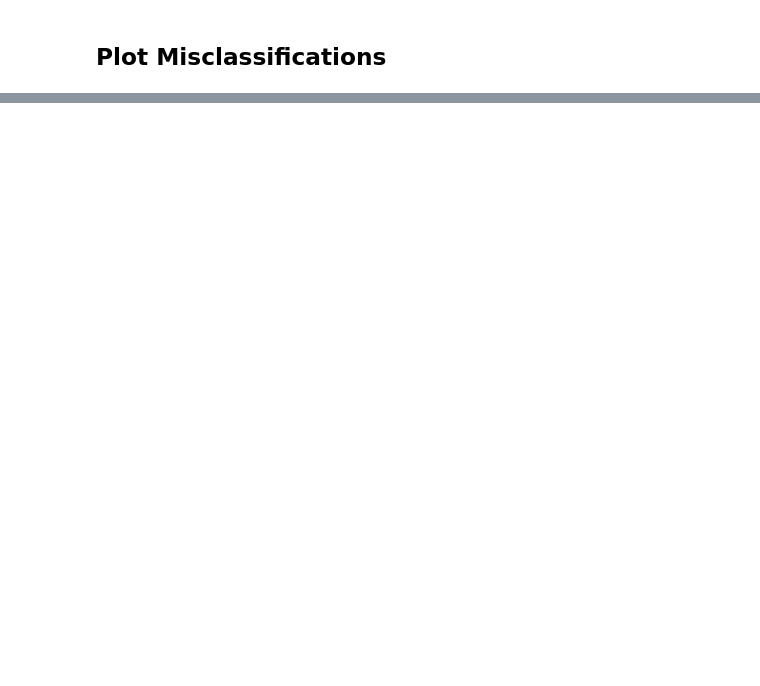
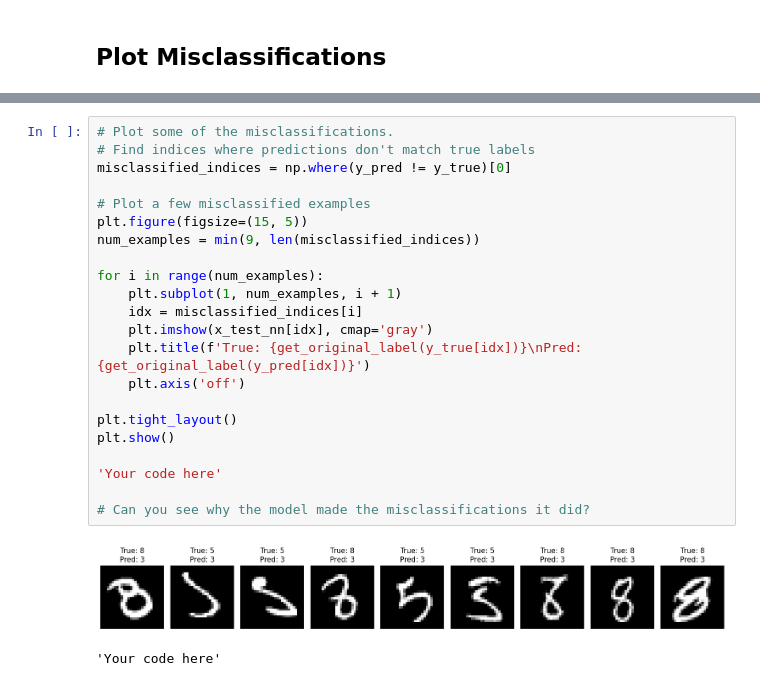
Before and after one commit to KelvynBladen/ml_intro, a Jupyter notebook: mnist_worksheet3.ipynb, the cells around one changed output, grey strips where cells are left out. Saved outputs shown, nothing was run; the diff lists cells and outputs as text; blank space fills up the shorter version.

```diff
--- a/mnist_worksheet3.ipynb
+++ b/mnist_worksheet3.ipynb
@@ -105,0 +240,25 @@ import torch
+# %%
+# Plot some of the misclassifications.
+# Find indices where predictions don't match true labels
+misclassified_indices = np.where(y_pred != y_true)[0]
+
+# Plot a few misclassified examples
+plt.figure(figsize=(15, 5))
+num_examples = min(9, len(misclassified_indices))
+
+for i in range(num_examples):
+    plt.subplot(1, num_examples, i + 1)
+    idx = misclassified_indices[i]
+    plt.imshow(x_test_nn[idx], cmap='gray')
+    plt.title(f'True: {get_original_label(y_true[idx])}\nPred: {get_original_label(y_pred[idx])}')
+    plt.axis('off')
+
+plt.tight_layout()
+plt.show()
+
+'Your code here'
+
+# Can you see why the model made the misclassifications it did?
+# %% [output]
+[figure, added]
+'Your code here'
```
Also changed, not shown: parts of 11 cells of this notebook, 3 other files.
